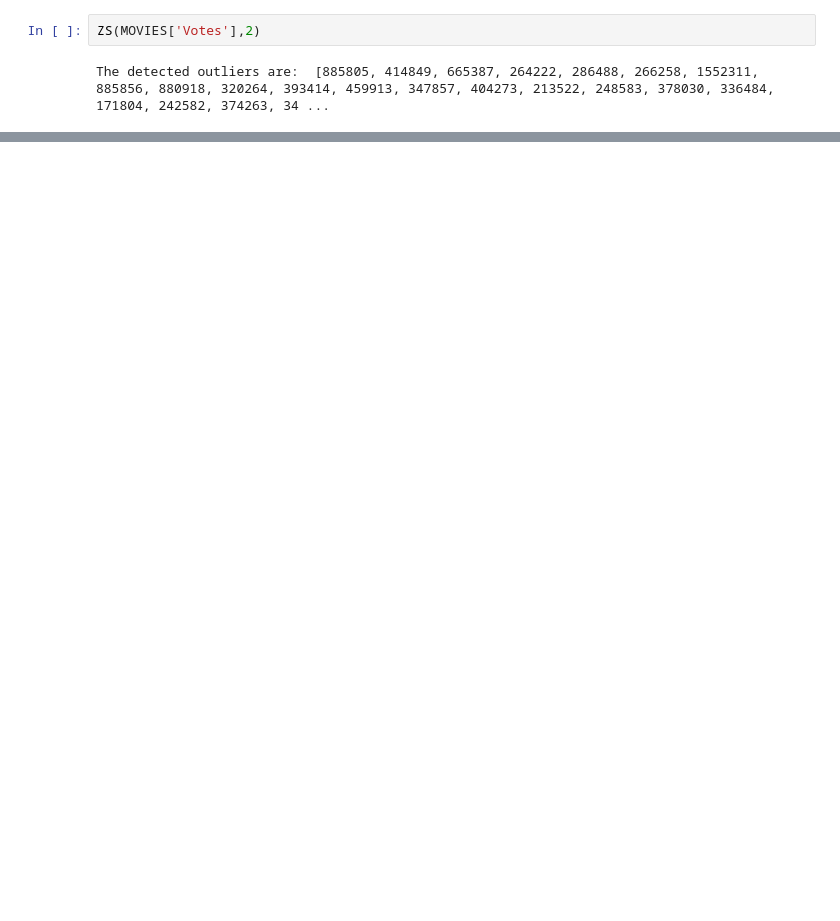
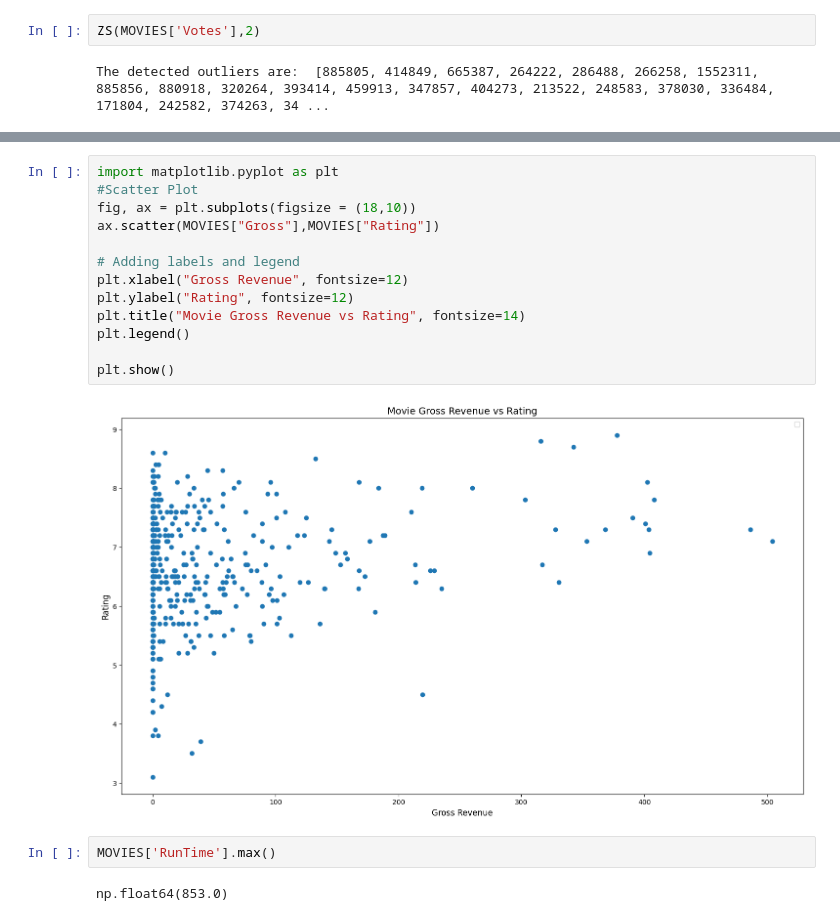
Before and after one commit to lukamath/DIQ_Project, a Jupyter notebook: DIQ_Project_10104067_LM-00.ipynb, the cells around one changed output, grey strips where cells are left out. Saved outputs shown, nothing was run; the diff lists cells and outputs as text; blank space fills up the shorter version.

```diff
--- a/DIQ_Project_10104067_LM-00.ipynb
+++ b/DIQ_Project_10104067_LM-00.ipynb
@@ -852,0 +1111,19 @@ The detected outliers are:  [885805, 414849, 665387, 264222, 286488, 266258, 155
+# %%
+import matplotlib.pyplot as plt
+#Scatter Plot
+fig, ax = plt.subplots(figsize = (18,10))
+ax.scatter(MOVIES["Gross"],MOVIES["Rating"])
+
+# Adding labels and legend
+plt.xlabel("Gross Revenue", fontsize=12)
+plt.ylabel("Rating", fontsize=12)
+plt.title("Movie Gross Revenue vs Rating", fontsize=14)
+plt.legend()
+
+plt.show()
+# %% [output]
+[figure, added]
+# %%
+MOVIES['RunTime'].max()
+# %% [output]
+np.float64(853.0)
```
Also changed, not shown: parts of 68 cells of this notebook.
